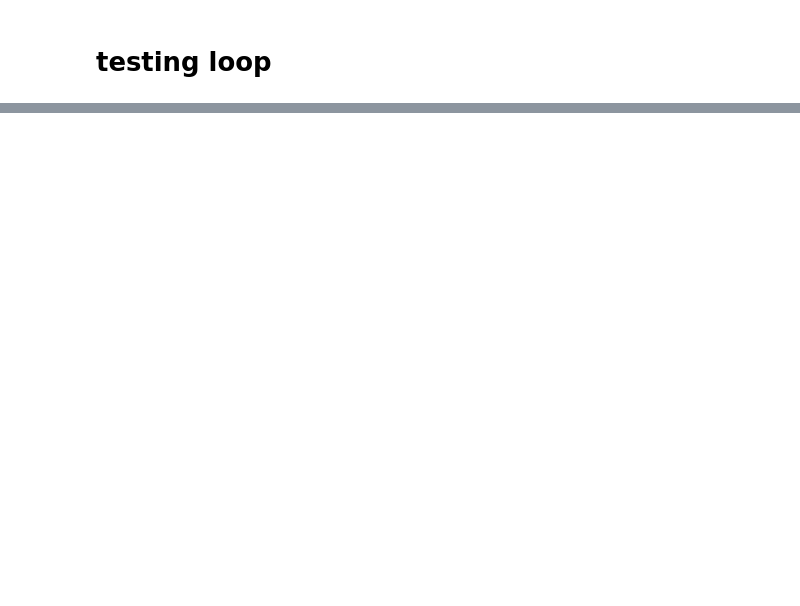
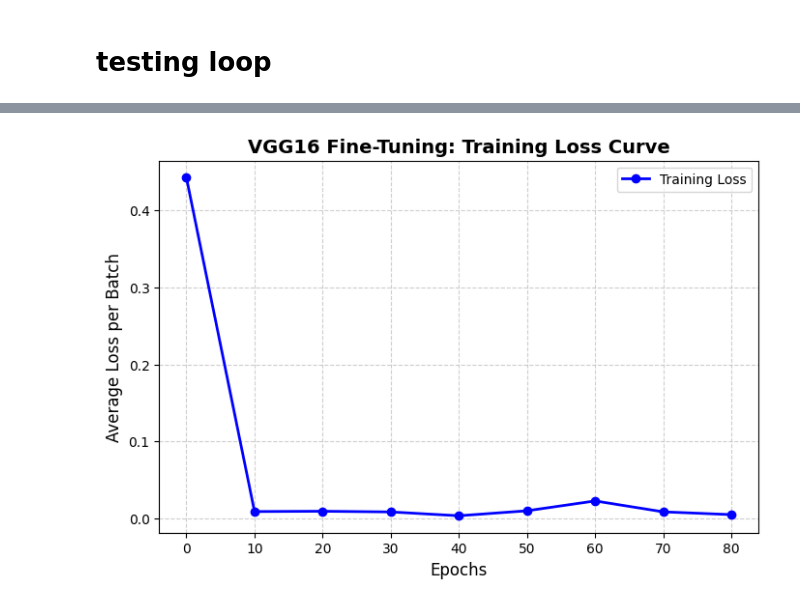
Before and after one commit to Samikhxnn/customdataset_pytorch_classifier, a Jupyter notebook: CustomDataset(classification)_Pytorch.ipynb, the cells around one changed output, grey strips where cells are left out. Saved outputs shown, nothing was run; the diff lists cells and outputs as text; code cells hidden in the pictures; blank space fills up the shorter version.

```diff
--- a/CustomDataset(classification)_Pytorch.ipynb
+++ b/CustomDataset(classification)_Pytorch.ipynb
@@ -190,0 +293,20 @@ accuracy 87.77777777777777
+# %%
+import matplotlib.pyplot as plt
+
+epochs = [0, 10, 20, 30, 40, 50, 60, 70, 80]
+losses = [0.4429, 0.0086, 0.0090, 0.0081, 0.0031, 0.0096, 0.0224, 0.0082, 0.0046]
+
+plt.figure(figsize=(8, 5))
+plt.plot(epochs, losses, marker='o', color='b', linestyle='-', linewidth=2, label='Training Loss')
+
+plt.title('VGG16 Fine-Tuning: Training Loss Curve', fontsize=14, fontweight='bold')
+plt.xlabel('Epochs', fontsize=12)
+plt.ylabel('Average Loss per Batch', fontsize=12)
+plt.grid(True, linestyle='--', alpha=0.6)
+plt.legend()
+
+# Save the plot directly to Colab's files
+plt.savefig('loss_curve.png', dpi=300, bbox_inches='tight')
+plt.show()
+# %% [output]
+[figure, added]
```
Also changed, not shown: parts of 6 cells of this notebook.
